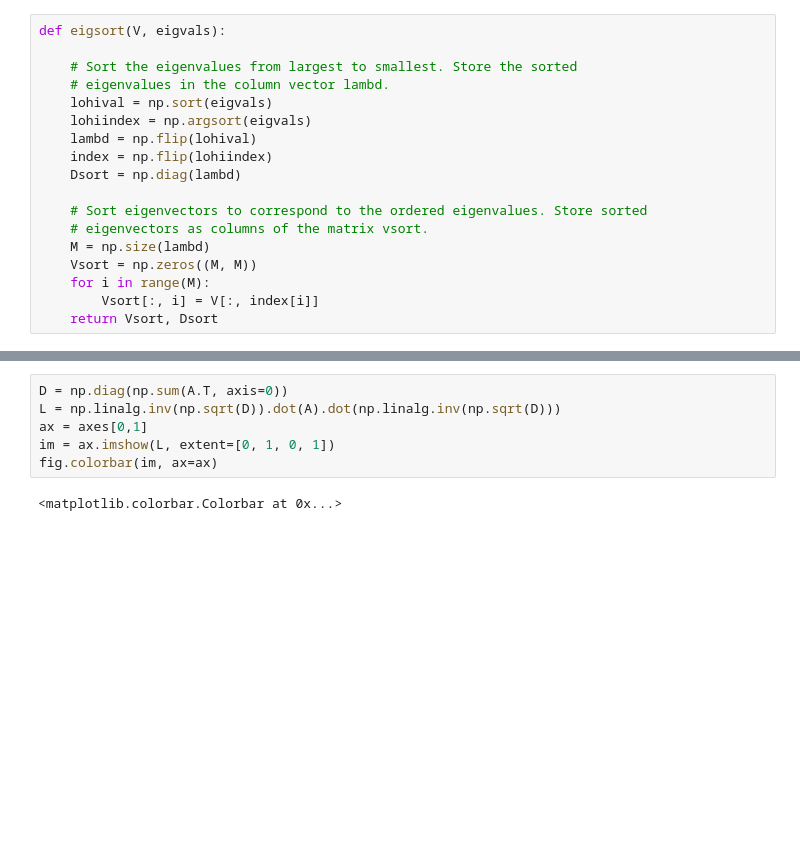
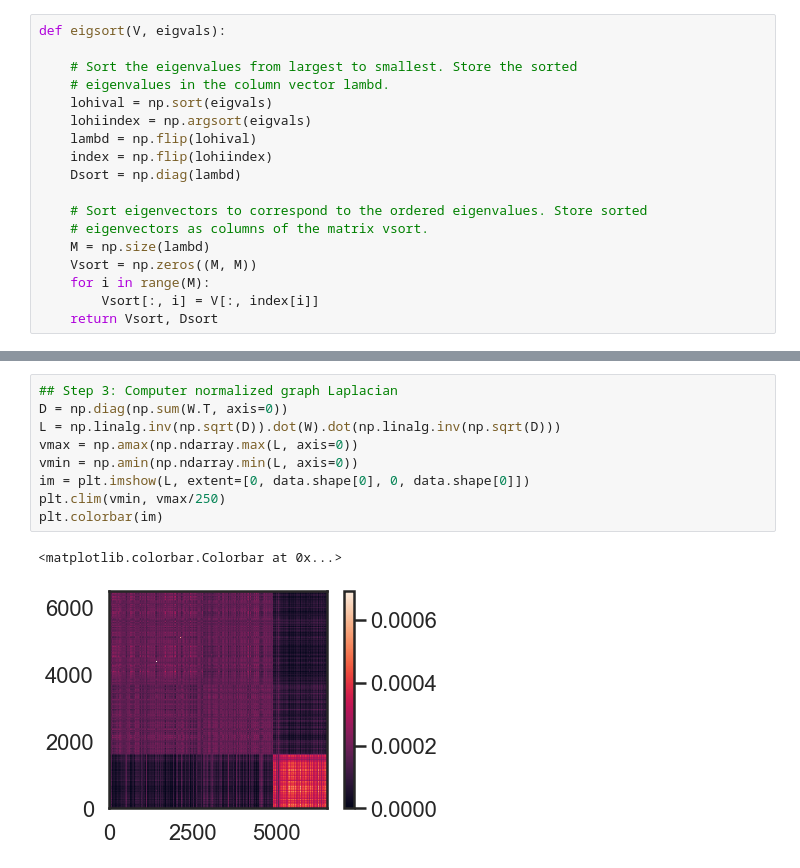
Before and after one commit to teddybeargun/COGS118B, a Jupyter notebook: spectral.ipynb, the cells around one changed output, grey strips where cells are left out. Drawn from its saved outputs; the diff is of its cells as text; blank space fills up the shorter version.

```diff
--- a/spectral.ipynb
+++ b/spectral.ipynb
@@ -85,9 +99,13 @@ fig.colorbar(im, ax=ax)
 # %%
-D = np.diag(np.sum(A.T, axis=0))
-L = np.linalg.inv(np.sqrt(D)).dot(A).dot(np.linalg.inv(np.sqrt(D)))
-ax = axes[0,1]
-im = ax.imshow(L, extent=[0, 1, 0, 1])
-fig.colorbar(im, ax=ax)
+## Step 3: Computer normalized graph Laplacian
+D = np.diag(np.sum(W.T, axis=0))
+L = np.linalg.inv(np.sqrt(D)).dot(W).dot(np.linalg.inv(np.sqrt(D)))
+vmax = np.amax(np.ndarray.max(L, axis=0))
+vmin = np.amin(np.ndarray.min(L, axis=0))
+im = plt.imshow(L, extent=[0, data.shape[0], 0, data.shape[0]])
+plt.clim(vmin, vmax/250)
+plt.colorbar(im)
 # %% [output]
 <matplotlib.colorbar.Colorbar at 0x...>
+[figure, added]
 # %%
```
Also changed, not shown: parts of 17 cells of this notebook.
